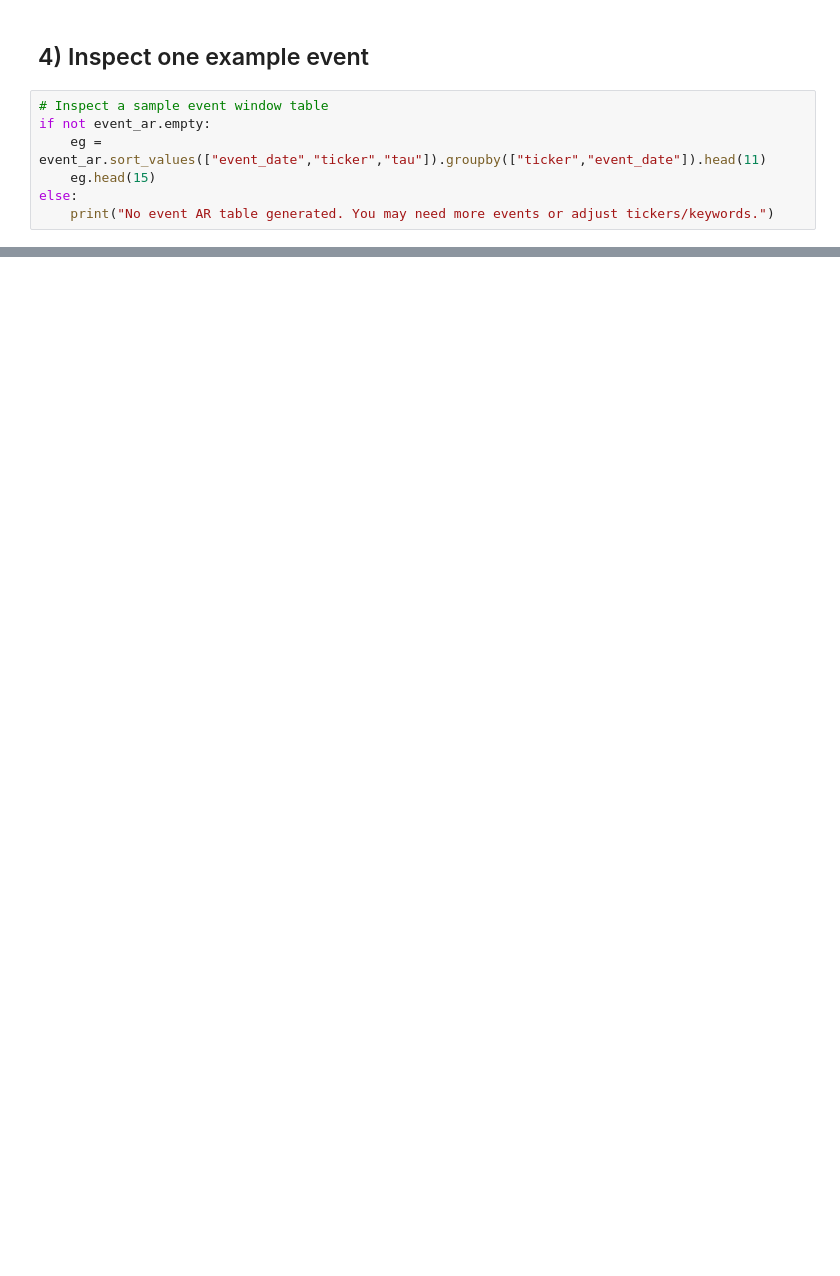
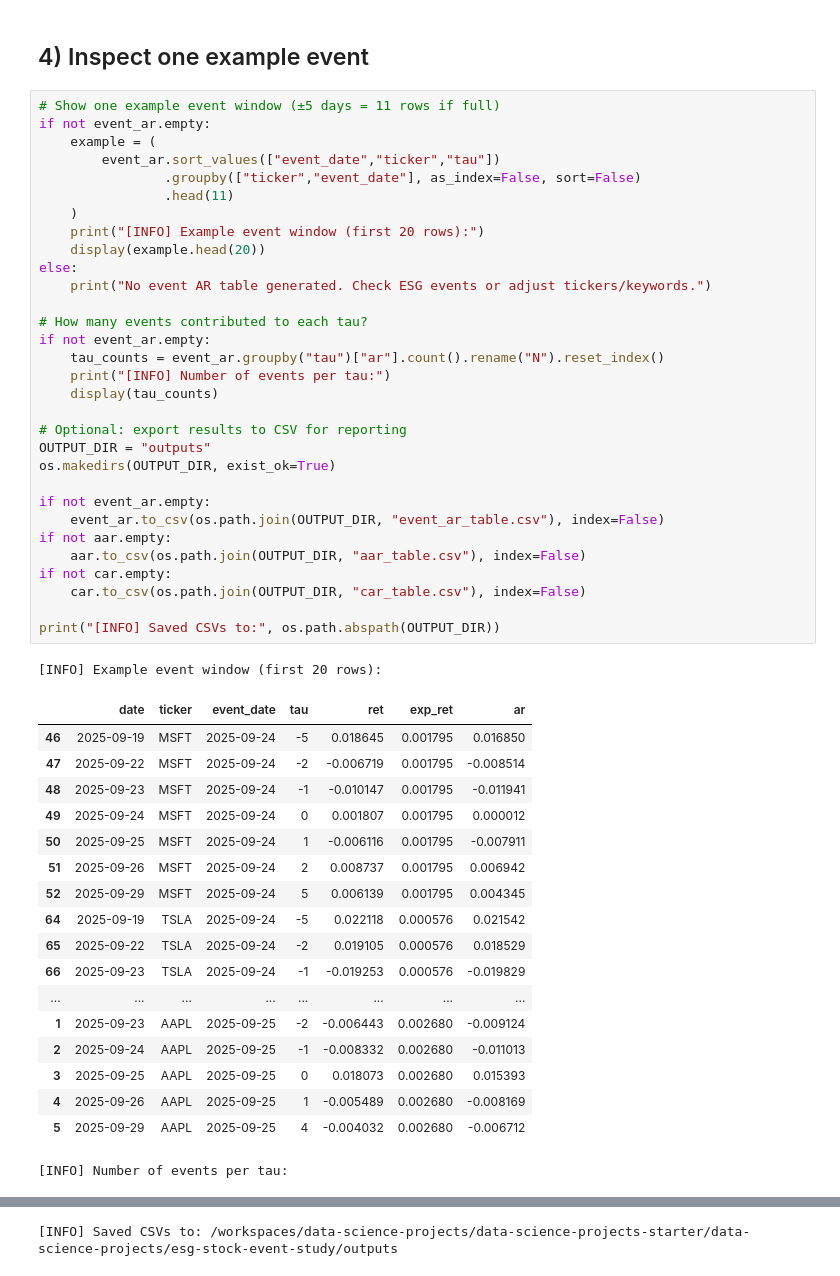
Before and after one commit to Joseph20041118/data-science-projects, a Jupyter notebook: data-science-projects-starter/data-science-projects/esg-stock-event-study/event_study.ipynb, the cells around one changed output, grey strips where cells are left out. Saved outputs shown, nothing was run; the diff lists cells and outputs as text; blank space fills up the shorter version.

```diff
--- a/data-science-projects-starter/data-science-projects/esg-stock-event-study/event_study.ipynb
+++ b/data-science-projects-starter/data-science-projects/esg-stock-event-study/event_study.ipynb
@@ -135,9 +328,53 @@ plt.show()
 # %% [markdown]
 ## 4) Inspect one example event
 # %%
-# Inspect a sample event window table
+# Show one example event window (±5 days = 11 rows if full)
 if not event_ar.empty:
-    eg = event_ar.sort_values(["event_date","ticker","tau"]).groupby(["ticker","event_date"]).head(11)
-    eg.head(15)
+    example = (
+        event_ar.sort_values(["event_date","ticker","tau"])
+                .groupby(["ticker","event_date"], as_index=False, sort=False)
+                .head(11)
+    )
+    print("[INFO] Example event window (first 20 rows):")
+    display(example.head(20))
 else:
-    print("No event AR table generated. You may need more events or adjust tickers/keywords.")
+    print("No event AR table generated. Check ESG events or adjust tickers/keywords.")
+
+# How many events contributed to each tau?
+if not event_ar.empty:
+    tau_counts = event_ar.groupby("tau")["ar"].count().rename("N").reset_index()
+    print("[INFO] Number of events per tau:")
+    display(tau_counts)
+
+# Optional: export results to CSV for reporting
+OUTPUT_DIR = "outputs"
+os.makedirs(OUTPUT_DIR, exist_ok=True)
+
+if not event_ar.empty:
+    event_ar.to_csv(os.path.join(OUTPUT_DIR, "event_ar_table.csv"), index=False)
+if not aar.empty:
+    aar.to_csv(os.path.join(OUTPUT_DIR, "aar_table.csv"), index=False)
+if not car.empty:
+    car.to_csv(os.path.join(OUTPUT_DIR, "car_table.csv"), index=False)
+
+print("[INFO] Saved CSVs to:", os.path.abspath(OUTPUT_DIR))
+# %% [output]
+[INFO] Example event window (first 20 rows):
+|  | date | ticker | event_date | tau | ret | exp_ret | ar |
+| 46 | 2025-09-19 | MSFT | 2025-09-24 | -5 | 0.018645 | 0.001795 | 0.016850 |
+| 47 | 2025-09-22 | MSFT | 2025-09-24 | -2 | -0.006719 | 0.001795 | -0.008514 |
+| 48 | 2025-09-23 | MSFT | 2025-09-24 | -1 | -0.010147 | 0.001795 | -0.011941 |
+| 49 | 2025-09-24 | MSFT | 2025-09-24 | 0 | 0.001807 | 0.001795 | 0.000012 |
+| 50 | 2025-09-25 | MSFT | 2025-09-24 | 1 | -0.006116 | 0.001795 | -0.007911 |
+| 51 | 2025-09-26 | MSFT | 2025-09-24 | 2 | 0.008737 | 0.001795 | 0.006942 |
+| 52 | 2025-09-29 | MSFT | 2025-09-24 | 5 | 0.006139 | 0.001795 | 0.004345 |
+| 64 | 2025-09-19 | TSLA | 2025-09-24 | -5 | 0.022118 | 0.000576 | 0.021542 |
+| 65 | 2025-09-22 | TSLA | 2025-09-24 | -2 | 0.019105 | 0.000576 | 0.018529 |
+| 66 | 2025-09-23 | TSLA | 2025-09-24 | -1 | -0.019253 | 0.000576 | -0.019829 |
+| ... | ... | ... | ... | ... | ... | ... | ... |
+| 1 | 2025-09-23 | AAPL | 2025-09-25 | -2 | -0.006443 | 0.002680 | -0.009124 |
+| 2 | 2025-09-24 | AAPL | 2025-09-25 | -1 | -0.008332 | 0.002680 | -0.011013 |
+| 3 | 2025-09-25 | AAPL | 2025-09-25 | 0 | 0.018073 | 0.002680 | 0.015393 |
+| 4 | 2025-09-26 | AAPL | 2025-09-25 | 1 | -0.005489 | 0.002680 | -0.008169 |
+| 5 | 2025-09-29 | AAPL | 2025-09-25 | 4 | -0.004032 | 0.002680 | -0.006712 |
+[INFO] Number of events per tau:
@@ -143,0 +393 @@ else:
+[INFO] Saved CSVs to: /workspaces/data-science-projects/data-science-projects-starter/data-science-projects/esg-stock-event-study/outputs
```
Also changed, not shown: parts of 6 cells of this notebook, 2 other files.
